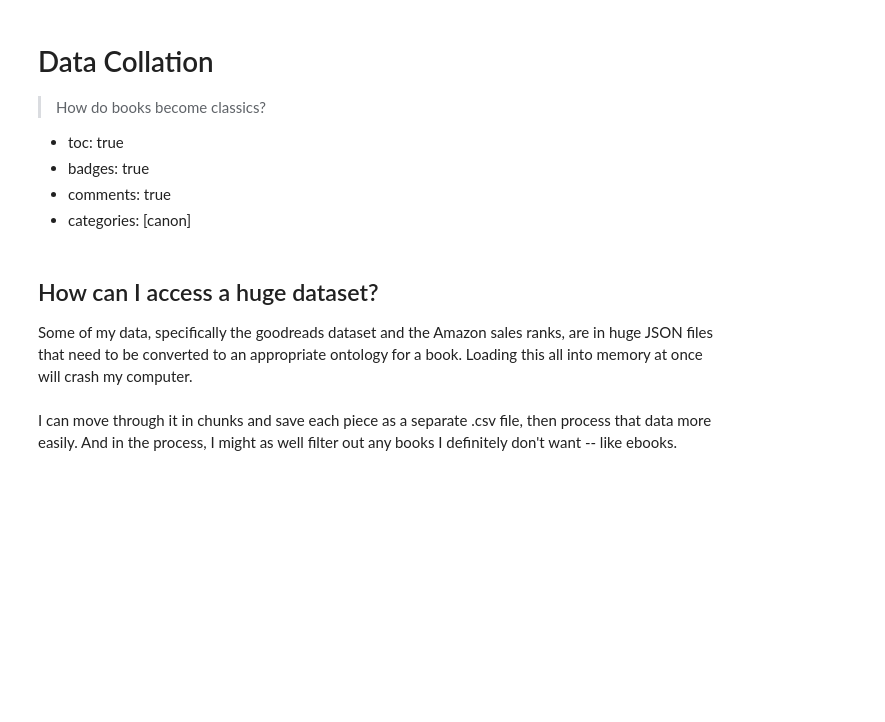
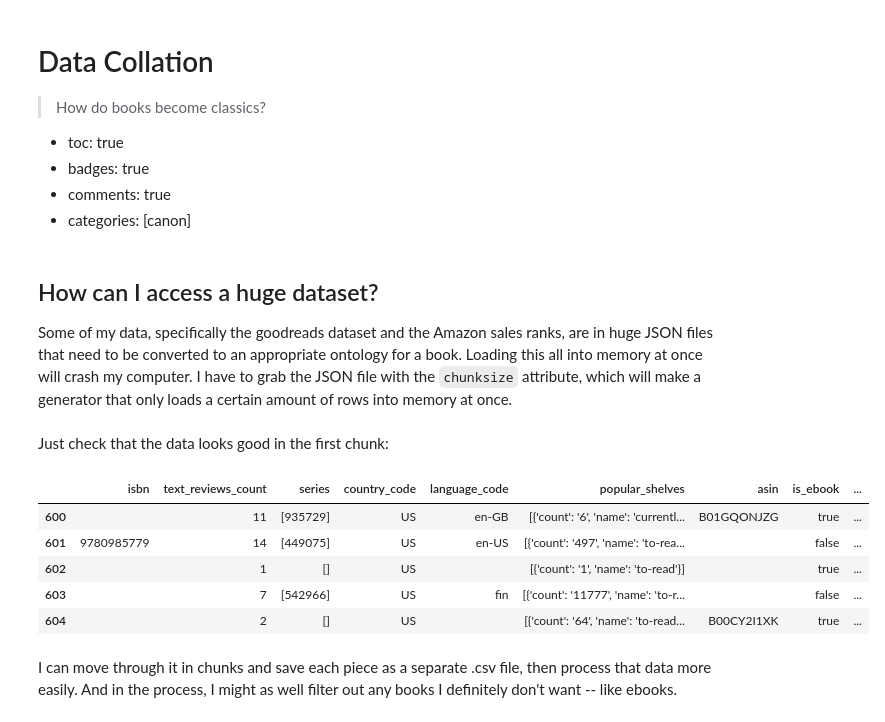
Before and after one commit to deepfates/fastpages, a Jupyter notebook: _notebooks/2021-06-28-data-collation.ipynb, the cells around one changed output. Cells and saved outputs as stored; diff of their text form; code cells hidden in the pictures; blank space fills up the shorter version.

```diff
--- a/_notebooks/2021-06-28-data-collation.ipynb
+++ b/_notebooks/2021-06-28-data-collation.ipynb
@@ -9,13 +9,24 @@
 # %% [markdown]
 ## How can I access a huge dataset?
 
-Some of my data, specifically the goodreads dataset and the Amazon sales ranks, are in huge JSON files that need to be converted to an appropriate ontology for a book. Loading this all into memory at once will crash my computer.
+Some of my data, specifically the goodreads dataset and the Amazon sales ranks, are in huge JSON files that need to be converted to an appropriate ontology for a book. Loading this all into memory at once will crash my computer. I have to grab the JSON file with the `chunksize` attribute, which will make a generator that only loads a certain amount of rows into memory at once.
 # %%
 import pandas as pd
 
 pd.set_option("display.max_columns", None)
 # %%
 books_json = pd.read_json('/run/media/mage/INDESTRUCTIBLESLIME/Replaceable/datasets/goodreads/downloads/goodreads_books.json', lines=True, chunksize=200)
+# %% [markdown]
+Just check that the data looks good in the first chunk:
 # %%
 for chunk in books_json:
     break
+
+chunk.head()
+# %% [output]
+|  | isbn | text_reviews_count | series | country_code | language_code | popular_shelves | asin | is_ebook | ... |
+| 600 |  | 11 | [935729] | US | en-GB | [{'count': '6', 'name': 'currentl... | B01GQONJZG | true | ... |
+| 601 | 9780985779 | 14 | [449075] | US | en-US | [{'count': '497', 'name': 'to-rea... |  | false | ... |
+| 602 |  | 1 | [] | US |  | [{'count': '1', 'name': 'to-read'}] |  | true | ... |
+| 603 |  | 7 | [542966] | US | fin | [{'count': '11777', 'name': 'to-r... |  | false | ... |
+| 604 |  | 2 | [] | US |  | [{'count': '64', 'name': 'to-read... | B00CY2I1XK | true | ... |
```
Also changed, not shown: parts of 47 cells of this notebook, 4 other files.
